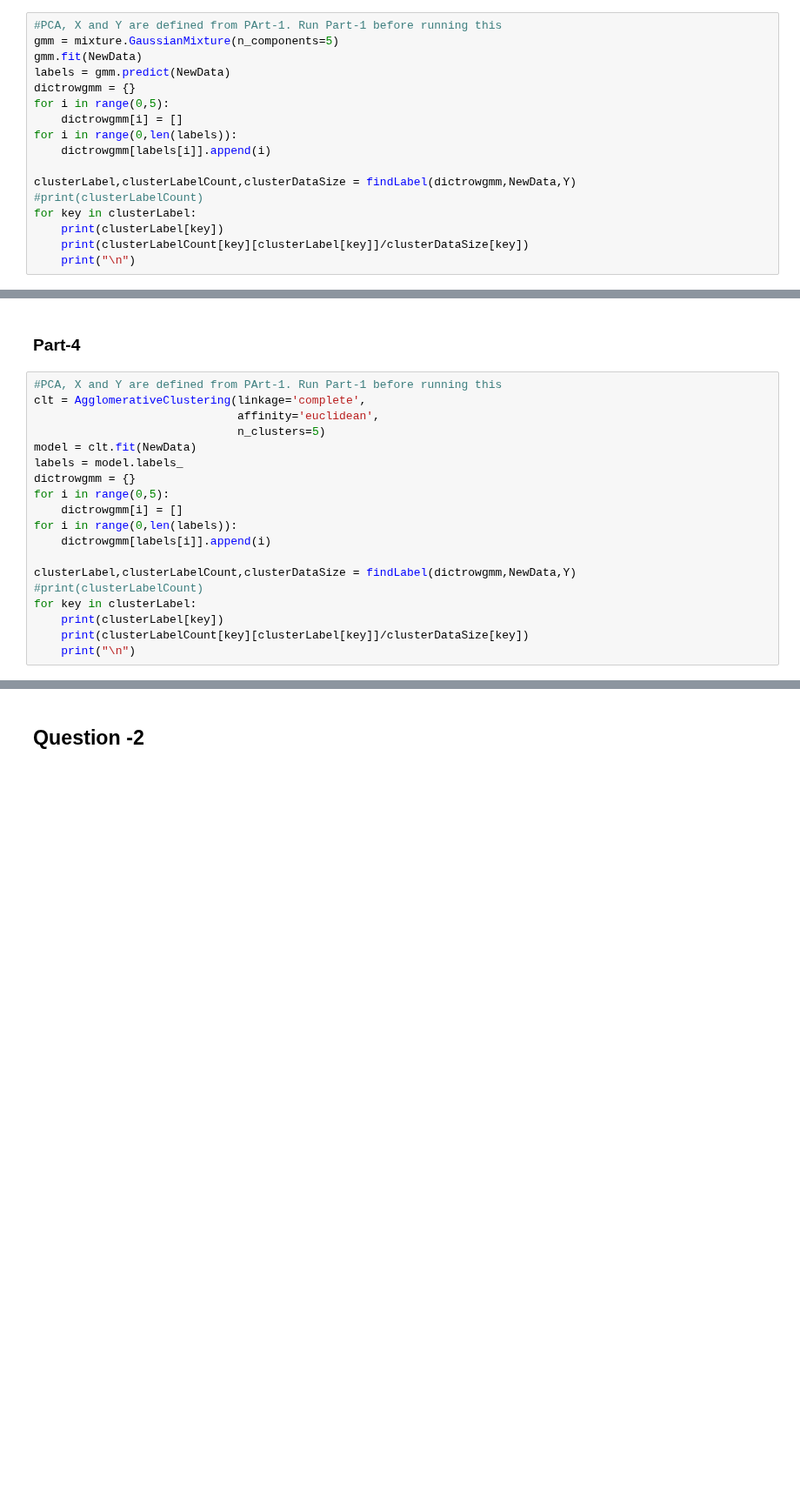
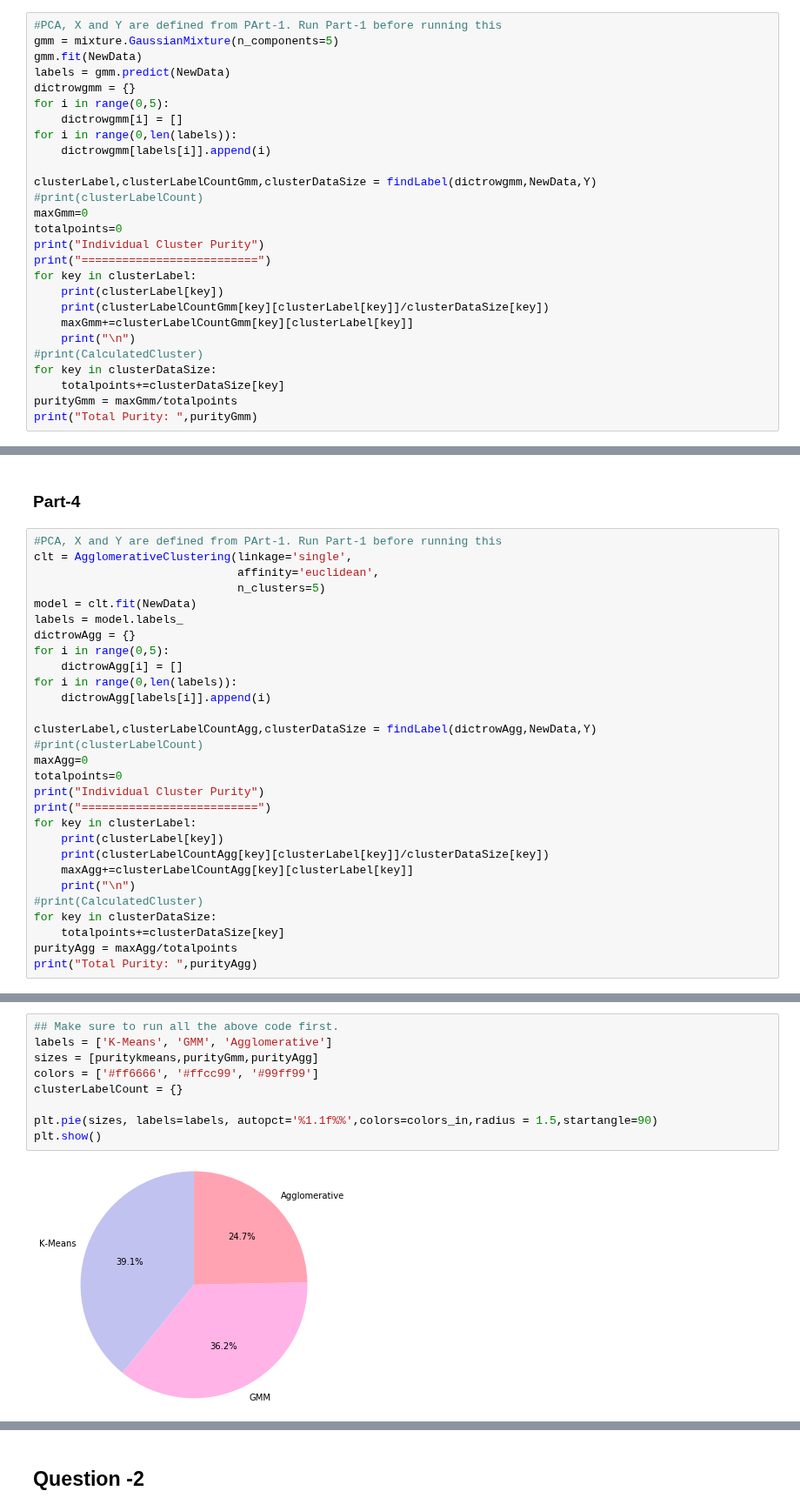
Before and after one commit to devloper13/DecisionTreeFromScratch, a Jupyter notebook: PCA.ipynb, the cells around one changed output, grey strips where cells are left out. Shown at 87% size. Saved outputs shown, nothing was run; the diff lists cells and outputs as text; blank space fills up the shorter version.

Commit message:
Pie chart reminaing

```diff
--- a/PCA.ipynb
+++ b/PCA.ipynb
@@ -405,10 +503,20 @@ for i in range(0,5):
 for i in range(0,len(labels)):
     dictrowgmm[labels[i]].append(i)
 
-clusterLabel,clusterLabelCount,clusterDataSize = findLabel(dictrowgmm,NewData,Y)
+clusterLabel,clusterLabelCountGmm,clusterDataSize = findLabel(dictrowgmm,NewData,Y)
 #print(clusterLabelCount)
+maxGmm=0
+totalpoints=0
+print("Individual Cluster Purity")
+print("==========================")
 for key in clusterLabel:
     print(clusterLabel[key])
-    print(clusterLabelCount[key][clusterLabel[key]]/clusterDataSize[key])
+    print(clusterLabelCountGmm[key][clusterLabel[key]]/clusterDataSize[key])
+    maxGmm+=clusterLabelCountGmm[key][clusterLabel[key]]
     print("\n")
+#print(CalculatedCluster)
+for key in clusterDataSize:
+    totalpoints+=clusterDataSize[key]
+purityGmm = maxGmm/totalpoints
+print("Total Purity: ",purityGmm)
 # %% [output]
@@ -434,21 +541,31 @@ normal
 ### Part-4
 # %%
 #PCA, X and Y are defined from PArt-1. Run Part-1 before running this
-clt = AgglomerativeClustering(linkage='complete',
+clt = AgglomerativeClustering(linkage='single',
                               affinity='euclidean',
                               n_clusters=5)
 model = clt.fit(NewData)
 labels = model.labels_
-dictrowgmm = {}
+dictrowAgg = {}
 for i in range(0,5):
-    dictrowgmm[i] = []
+    dictrowAgg[i] = []
 for i in range(0,len(labels)):
-    dictrowgmm[labels[i]].append(i)
+    dictrowAgg[labels[i]].append(i)
 
-clusterLabel,clusterLabelCount,clusterDataSize = findLabel(dictrowgmm,NewData,Y)
+clusterLabel,clusterLabelCountAgg,clusterDataSize = findLabel(dictrowAgg,NewData,Y)
 #print(clusterLabelCount)
+maxAgg=0
+totalpoints=0
+print("Individual Cluster Purity")
+print("==========================")
 for key in clusterLabel:
     print(clusterLabel[key])
-    print(clusterLabelCount[key][clusterLabel[key]]/clusterDataSize[key])
+    print(clusterLabelCountAgg[key][clusterLabel[key]]/clusterDataSize[key])
+    maxAgg+=clusterLabelCountAgg[key][clusterLabel[key]]
     print("\n")
+#print(CalculatedCluster)
+for key in clusterDataSize:
+    totalpoints+=clusterDataSize[key]
+purityAgg = maxAgg/totalpoints
+print("Total Purity: ",purityAgg)
 # %% [output]
@@ -472,0 +589,11 @@ normal
+# %%
+## Make sure to run all the above code first.
+labels = ['K-Means', 'GMM', 'Agglomerative']
+sizes = [puritykmeans,purityGmm,purityAgg]
+colors = ['#ff6666', '#ffcc99', '#99ff99']
+clusterLabelCount = {}
+
+plt.pie(sizes, labels=labels, autopct='%1.1f%%',colors=colors_in,radius = 1.5,startangle=90)
+plt.show()
+# %% [output]
+[figure, added]
```
Also changed, not shown: parts of 13 cells of this notebook.
